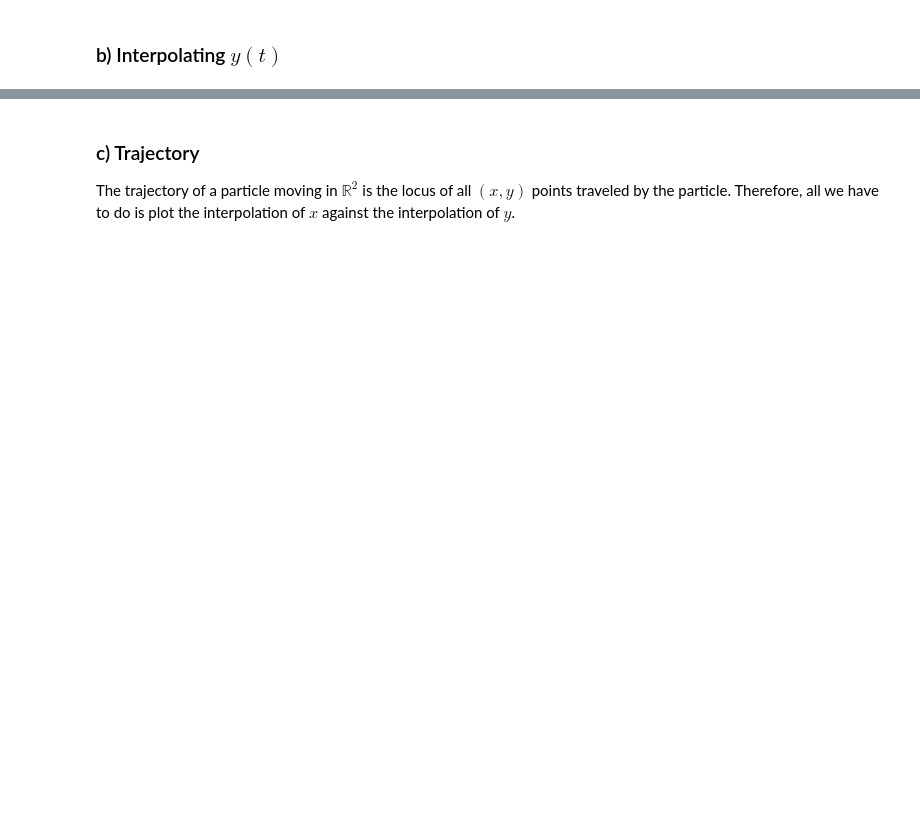
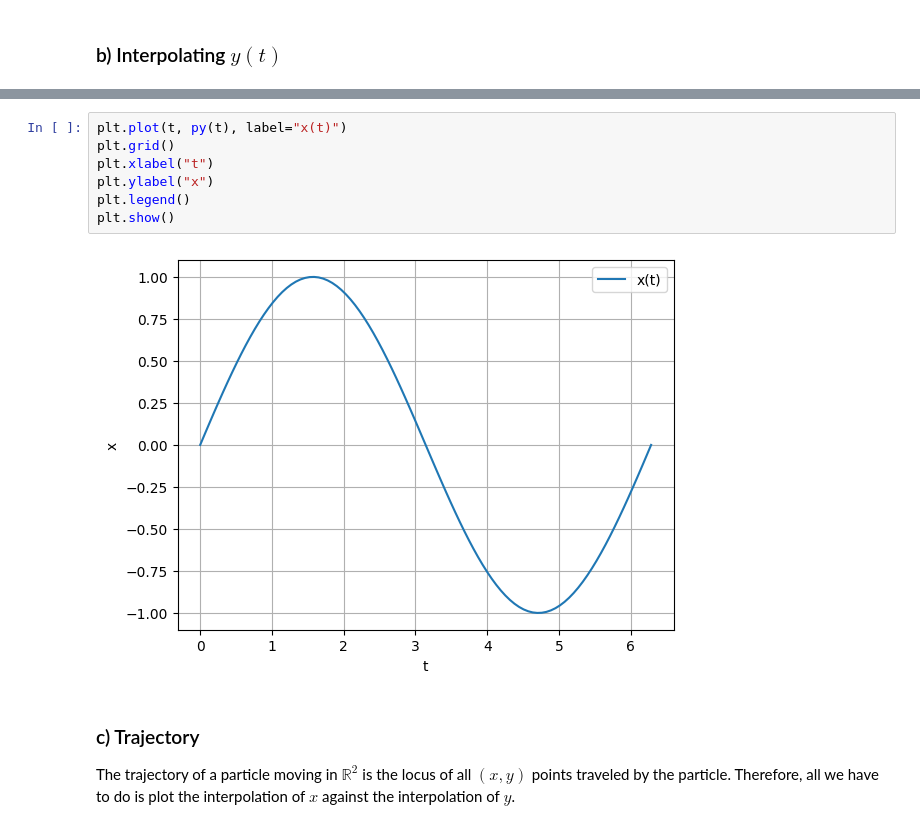
Before and after one commit to jathavaan/TMA4130-Matematikk-4N, a Jupyter notebook: exercises/exercise2.ipynb, the cells around one changed output, grey strips where cells are left out. Drawn from its saved outputs; the diff is of its cells as text; blank space fills up the shorter version.

```diff
--- a/exercises/exercise2.ipynb
+++ b/exercises/exercise2.ipynb
@@ -196,3 +194,12 @@ py =
+# %%
+plt.plot(t, py(t), label="x(t)")
+plt.grid()
+plt.xlabel("t")
+plt.ylabel("x")
+plt.legend()
+plt.show()
+# %% [output]
+[figure, added]
 # %% [markdown]
 ### c) Trajectory
 
```
Also changed, not shown: parts of 17 cells of this notebook, 1 other file.
